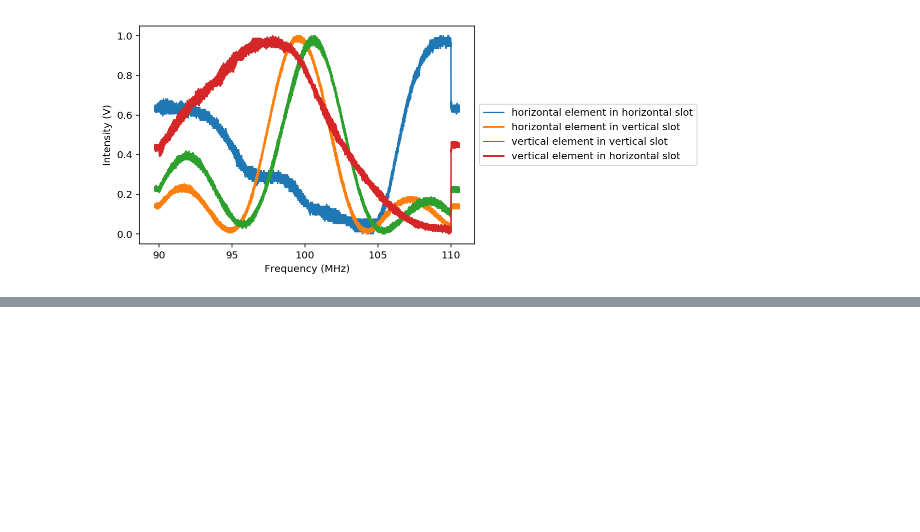
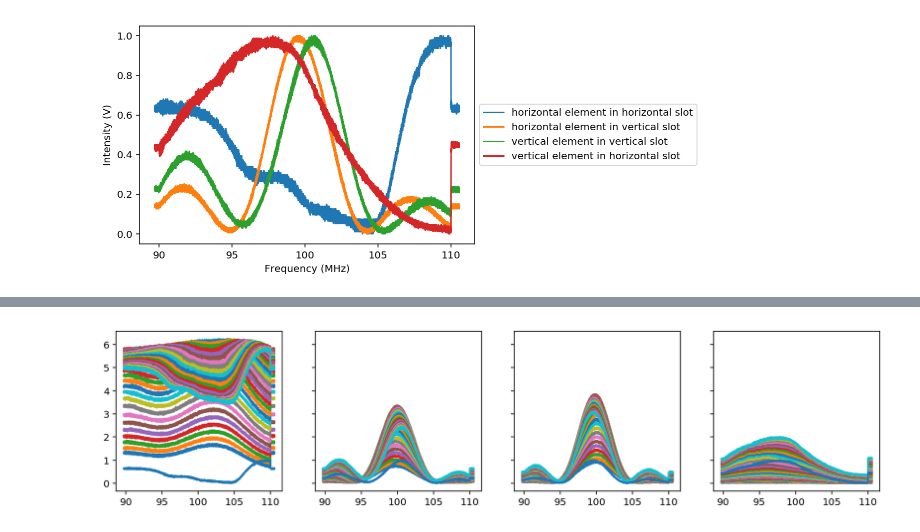
Before and after one commit to bodokaiser/bachelor-thesis, a Jupyter notebook: notebook/intensity-distribution.ipynb, the cells around one changed output, grey strips where cells are left out. Saved outputs shown, nothing was run; the diff lists cells and outputs as text; code cells hidden in the pictures; blank space fills up the shorter version.

```diff
--- a/notebook/intensity-distribution.ipynb
+++ b/notebook/intensity-distribution.ipynb
@@ -350,0 +340,8 @@ hv.plot('time', 'voltage@1.00')
+# %%
+fig, axes = plt.subplots(nrows=1, ncols=4, figsize=(14, 3), sharey=True)
+
+for i, run in enumerate([hh, vv, hv, vh]):
+    for c in hh.columns[1:-1]:
+        axes[i].plot(run.frequency / 10e5, run[c], label=c)
+# %% [output]
+[figure, added]
```
Also changed, not shown: parts of 1 cell of this notebook, 1 other file.
